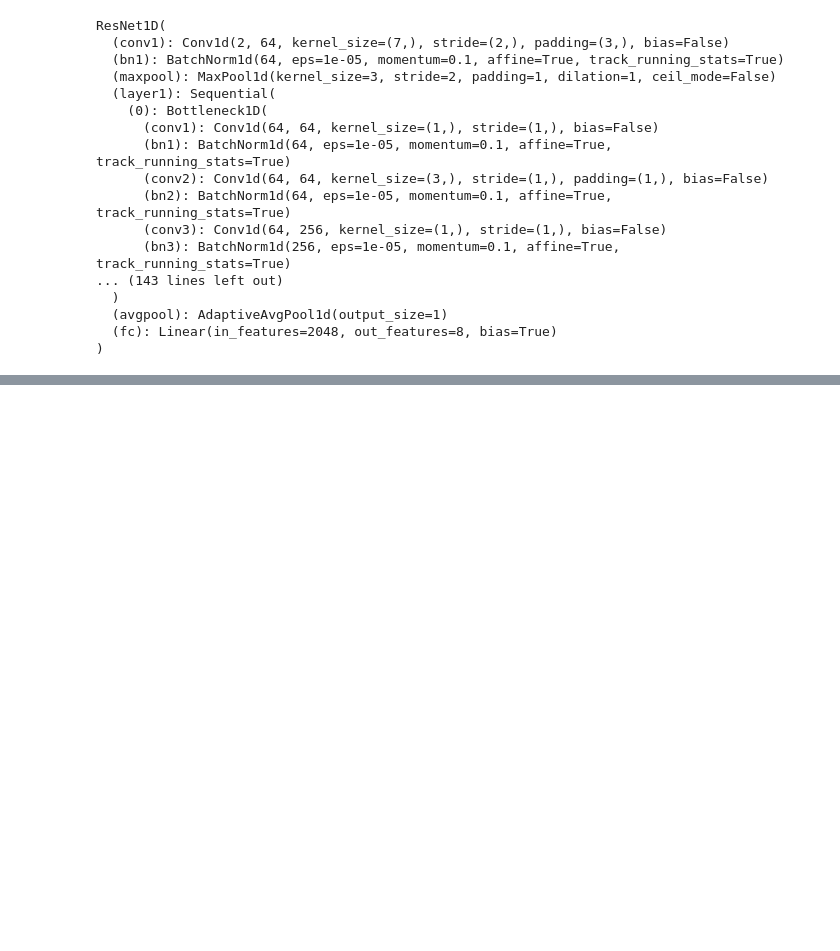
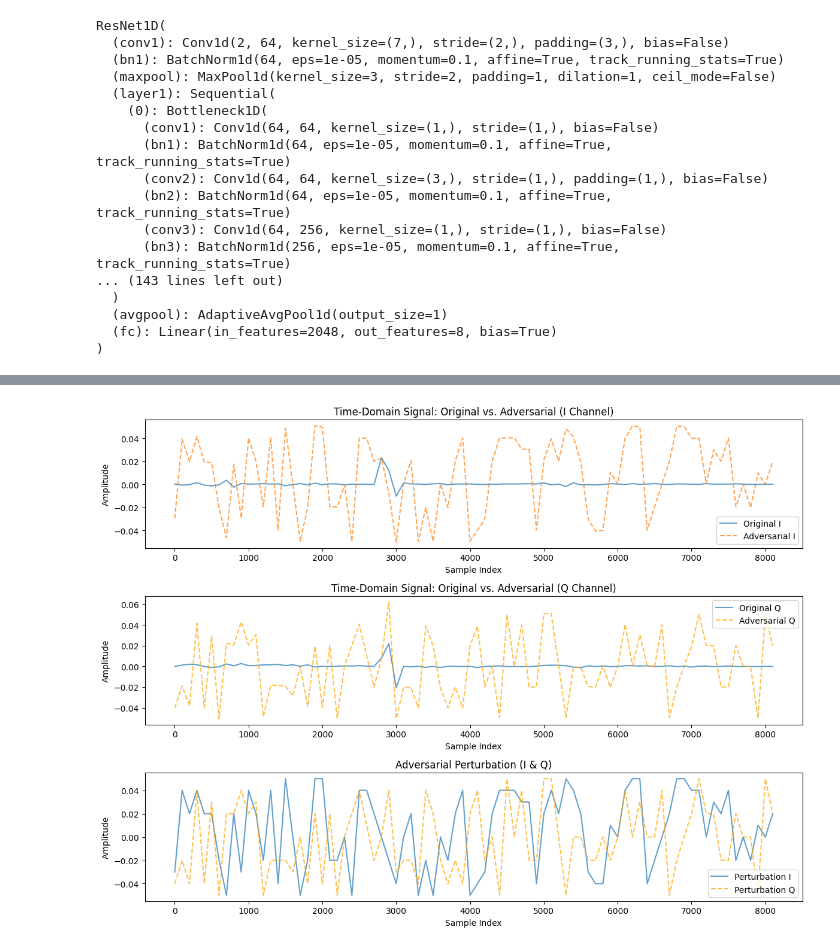
Before and after one commit to RaisinBrand/RFSPOOF, a Jupyter notebook: PGD.ipynb, the cells around one changed output, grey strips where cells are left out. Cells and saved outputs as stored; diff of their text form; code cells hidden in the pictures; blank space fills up the shorter version.

```diff
--- a/PGD.ipynb
+++ b/PGD.ipynb
@@ -122,6 +125,11 @@ def targeted_pgd_attack(model, x, y, target_label, eps, alpha, num_iter):
 
     return x_adv.detach()
 # %%
+import numpy as np
+import matplotlib.pyplot as plt
+import torch
+import torch.nn.functional as F
+
 def main():
     # 5.1 Load `.iq` data
     print(f"Loading data from: {IQ_FILE_PATH}")
@@ -151,6 +159,91 @@ def main():
         num_iter=ATTACK_ITERATIONS
     )
 
+    perturbations = x_adv - data  # Get the difference between adversarial and original data
+    perturbations_np = perturbations.cpu().detach().numpy()
+
+    data_np = data.cpu().detach().numpy()
+    x_adv_np = x_adv.cpu().detach().numpy()
+
+    I_orig = data_np[0, 0, :]  # Original In-phase component
+    Q_orig = data_np[0, 1, :]  # Original Quadrature component
+
+    I_adv = x_adv_np[0, 0, :]  # Adversarial In-phase component
+    Q_adv = x_adv_np[0, 1, :]  # Adversarial Quadrature component
+
+    I_diff = perturbations_np[0, 0, :]  # Perturbation (I channel)
+    Q_diff = perturbations_np[0, 1, :]  # Perturbation (Q channel)
+
+    interleaved_perturbations = np.empty((I_diff.size + Q_diff.size,), dtype=np.float32)
+    interleaved_perturbations[0::2] = I_diff  # Place I values at even indices
+    interleaved_perturbations[1::2] = Q_diff  # Place Q values at odd indices
+
+    # Save the interleaved perturbation IQ sequence as a binary .iq file
+    FILENAME = "adversarial_noise.iq"
+    interleaved_perturbations.astype("float32").tofile(FILENAME)
+
+
+    time = np.arange(I_orig.shape[0])
+
+    downsample_factor = 100  # Adjust as needed
+    time_downsampled = time[::downsample_factor]
+
+    I_orig_downsampled = I_orig[::downsample_factor]
+    Q_orig_downsampled = Q_orig[::downsample_factor]
+
+    I_adv_downsampled = I_adv[::downsample_factor]
+    Q_adv_downsampled = Q_adv[::downsample_factor]
+
+    I_diff_downsampled = I_diff[::downsample_factor]
+    Q_diff_downsampled = Q_diff[::downsample_factor]
+
+    plt.figure(figsize=(12, 9))
+
+    # Plot original and adversarial I-channel
+    plt.subplot(3, 1, 1)
+    plt.plot(time_downsampled, I_orig_downsampled, label="Original I", alpha=0.7)
+    plt.plot(time_downsampled, I_adv_downsampled, label="Adversarial I", linestyle="dashed", alpha=0.7)
+    plt.title("Time-Domain Signal: Original vs. Adversarial (I Channel)")
+    plt.xlabel("Sample Index")
+    plt.ylabel("Amplitude")
+    plt.legend()
+
+    # Plot original and adversarial Q-channel
+    plt.subplot(3, 1, 2)
+    plt.plot(time_downsampled, Q_orig_downsampled, label="Original Q", alpha=0.7)
+    plt.plot(time_downsampled, Q_adv_downsampled, label="Adversarial Q", linestyle="dashed", alpha=0.7, color='orange')
+    plt.title("Time-Domain Signal: Original vs. Adversarial (Q Channel)")
+    plt.xlabel("Sample Index")
+    plt.ylabel("Amplitude")
+    plt.legend()
+
+    # Plot the difference (perturbation) for both channels
+    plt.subplot(3, 1, 3)
+    plt.plot(time_downsampled, I_diff_downsampled, label="Perturbation I", alpha=0.7)
+    plt.plot(time_downsampled, Q_diff_downsampled, label="Perturbation Q", linestyle="dashed", alpha=0.7, color='orange')
+    plt.title("Adversarial Perturbation (I & Q)")
+    plt.xlabel("Sample Index")
+    plt.ylabel("Amplitude")
+    plt.legend()
+
+    plt.tight_layout()
+    plt.show()
+
+    # Interleave I and Q to form an IQIQIQ... sequence
+    interleaved = np.empty((I_diff.size + Q_diff.size,), dtype=I_diff.dtype)
+    interleaved[0::2] = I_diff
+    interleaved[1::2] = Q_diff
+
+    file_name = "adversarial_noise"
+
+
+
+    print("First 10 values of the interleaved perturbation sequence:", interleaved[:10])
+
+    # Optionally, save the sequence to a file for your experiment
+    np.savetxt("perturbations_sequence.txt", interleaved, fmt='%f')
+
+    # Evaluate the adversarial example
     with torch.no_grad():
         adv_logits = model(x_adv)  # Raw output for adversarial example
         adv_probs = F.softmax(adv_logits, dim=1)  # Convert to probabilities
@@ -159,6 +252,9 @@ def main():
 
     print(f"Adversarial prediction: {adv_pred.cpu().numpy()}, Confidence: {adv_confidence.cpu().item():.4f}")
 
+    print(I_diff[0])
+
+
 if __name__ == "__main__":
     main()
 # %% [output]
@@ -168,0 +264 @@ Adversarial prediction: [3], Confidence: 0.9467
+[figure, added]
```
Also changed, not shown: parts of 4 cells of this notebook, 1 other file.
